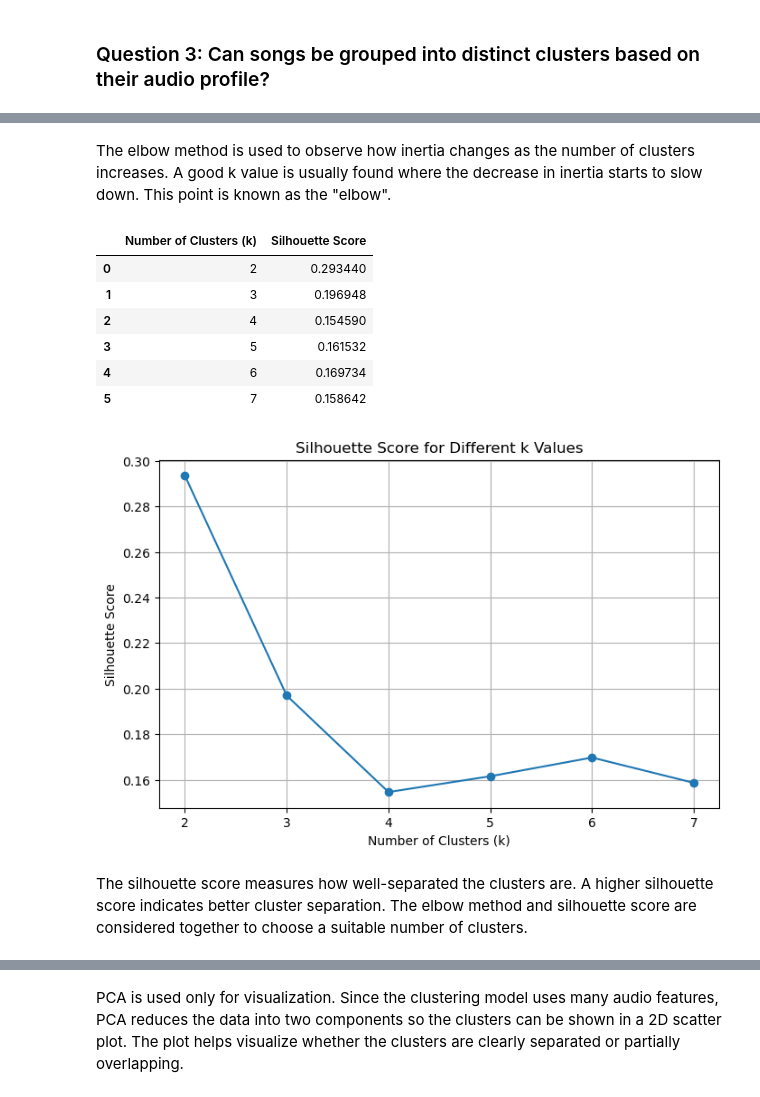
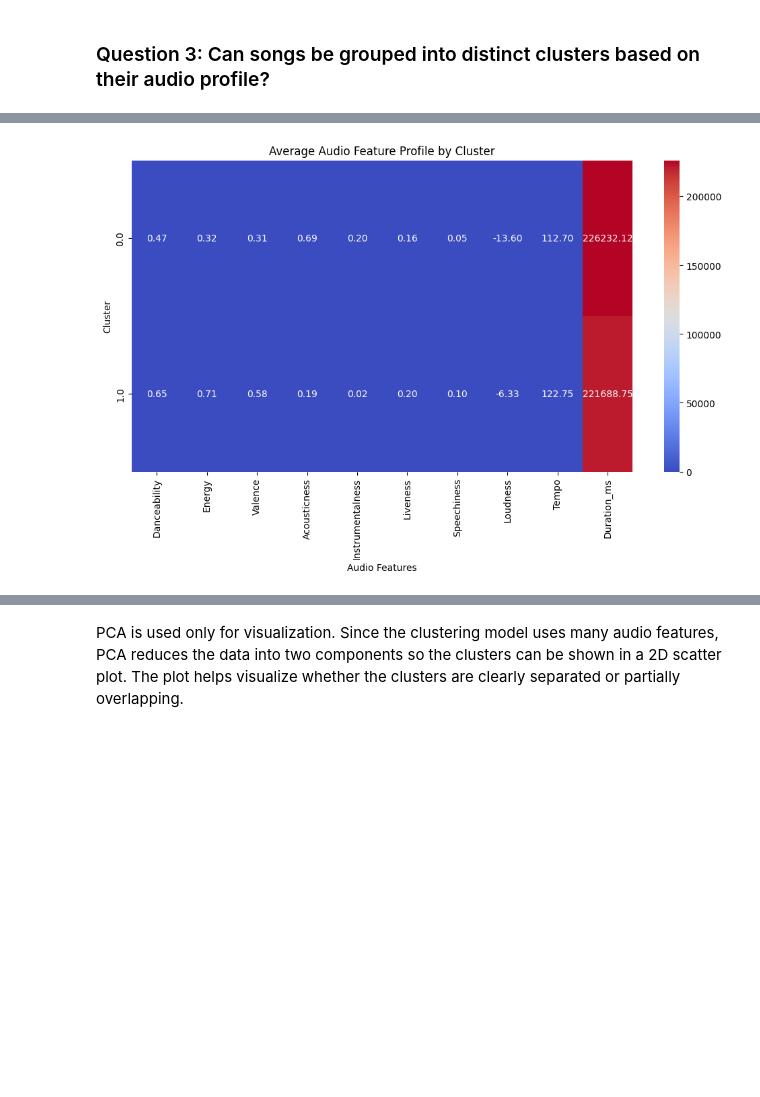
Before and after one commit to chanjyi/Spotify-vs-Youtube, a Jupyter notebook: TT6L_G05_Notebook.ipynb, the cells around one changed output, grey strips where cells are left out. Drawn from its saved outputs; the diff is of its cells as text; code cells hidden in the pictures; blank space fills up the shorter version.

```diff
--- a/TT6L_G05_Notebook.ipynb
+++ b/TT6L_G05_Notebook.ipynb
@@ -1607,41 +1794,10 @@ plt.show()
-# %% [markdown]
-The elbow method is used to observe how inertia changes as the number of clusters increases. A good k value is usually found where the decrease in inertia starts to slow down. This point is known as the "elbow".
 # %%
-# Calculate silhouette scores for different k values
-silhouette_scores = []
-
-for k in k_range:
-    kmeans = KMeans(n_clusters=k, random_state=42, n_init=10)
-    cluster_labels = kmeans.fit_predict(X_cluster_scaled)
-    score = silhouette_score(X_cluster_scaled, cluster_labels)
-    silhouette_scores.append(score)
-
-# Display silhouette scores
-silhouette_df = pd.DataFrame({
-    'Number of Clusters (k)': list(k_range),
-    'Silhouette Score': silhouette_scores
-})
-
-display(silhouette_df)
-
-# Plot silhouette scores
-plt.figure(figsize=(8, 5))
-plt.plot(list(k_range), silhouette_scores, marker='o')
-plt.title('Silhouette Score for Different k Values')
-plt.xlabel('Number of Clusters (k)')
-plt.ylabel('Silhouette Score')
-plt.xticks(list(k_range))
-plt.grid(True)
+plt.figure(figsize=(12, 6))
+sns.heatmap(cluster_profile, annot=True, cmap='coolwarm', fmt='.2f')
+plt.title('Average Audio Feature Profile by Cluster')
+plt.xlabel('Audio Features')
+plt.ylabel('Cluster')
 plt.show()
 # %% [output]
-|  | Number of Clusters (k) | Silhouette Score |
-| 0 | 2 | 0.293440 |
-| 1 | 3 | 0.196948 |
-| 2 | 4 | 0.154590 |
-| 3 | 5 | 0.161532 |
-| 4 | 6 | 0.169734 |
-| 5 | 7 | 0.158642 |
-[figure, old version]
+[figure, new version]
-# %% [markdown]
-The silhouette score measures how well-separated the clusters are. A higher silhouette score indicates better cluster separation. The elbow method and silhouette score are considered together to choose a suitable number of clusters.
 # %%
```
Also changed, not shown: parts of 37 cells of this notebook, 1 other file.
